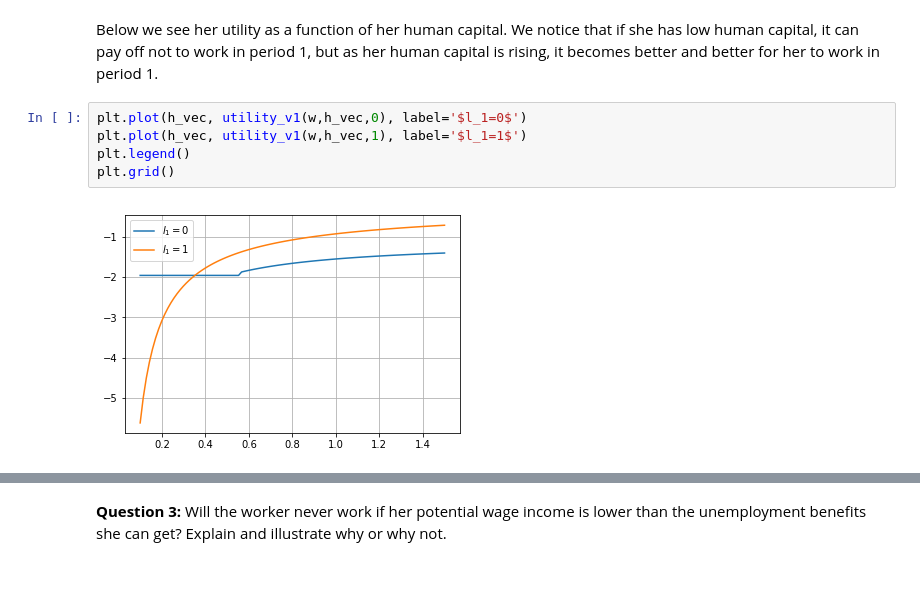
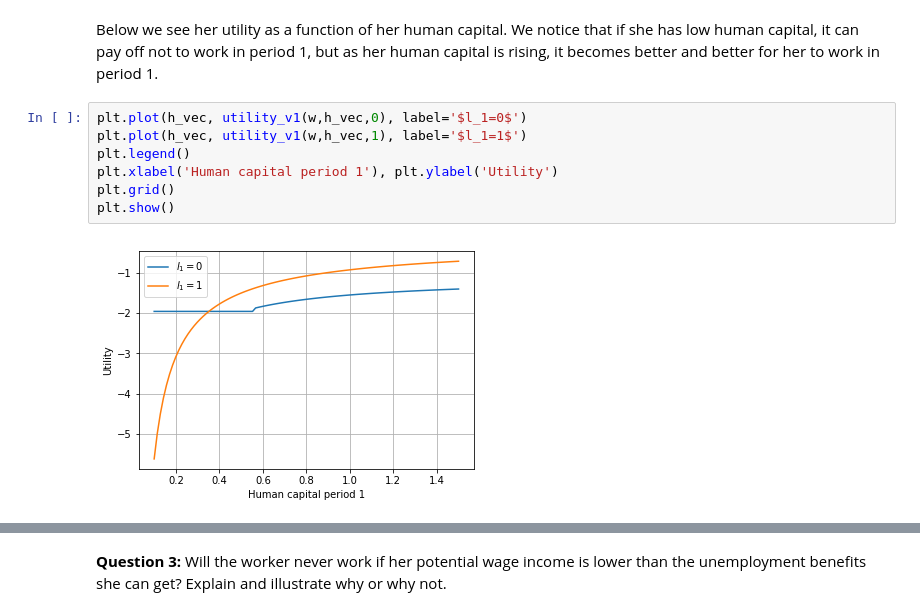
Before and after one commit to kzm266/projects-2019-anaconda-bois, a Jupyter notebook: examproject/exam_2019.ipynb, the cells around one changed output, grey strips where cells are left out. Saved outputs shown, nothing was run; the diff lists cells and outputs as text; blank space fills up the shorter version.

```diff
--- a/examproject/exam_2019.ipynb
+++ b/examproject/exam_2019.ipynb
@@ -243,7 +243,9 @@ Below we see her utility as a function of her human capital. We notice that if s
 # %%
 plt.plot(h_vec, utility_v1(w,h_vec,0), label='$l_1=0$')
 plt.plot(h_vec, utility_v1(w,h_vec,1), label='$l_1=1$')
 plt.legend()
+plt.xlabel('Human capital period 1'), plt.ylabel('Utility')
 plt.grid()
+plt.show()
 # %% [output]
-[figure, old version]
+[figure, new version]
```
Also changed, not shown: parts of 16 cells of this notebook.
